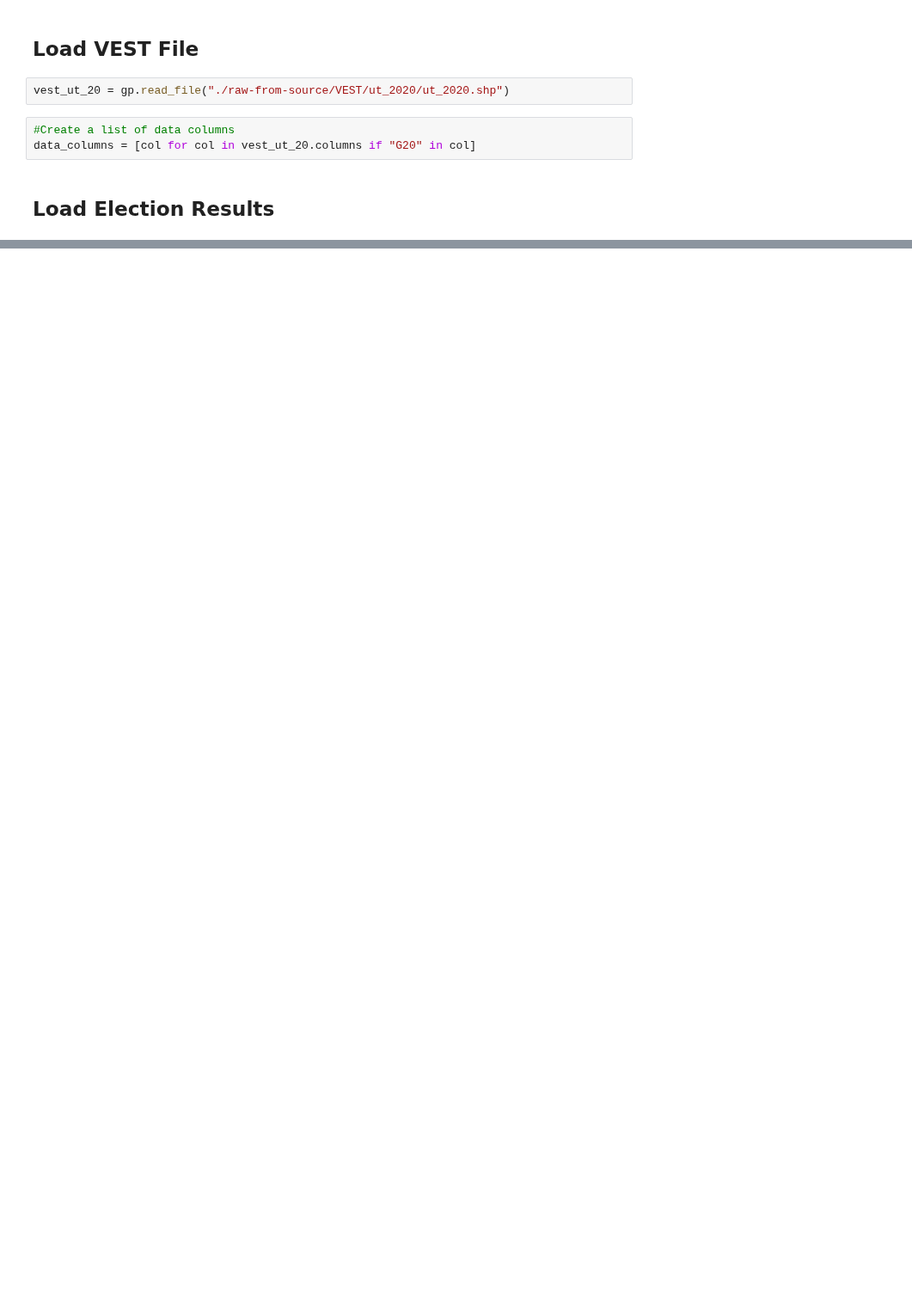
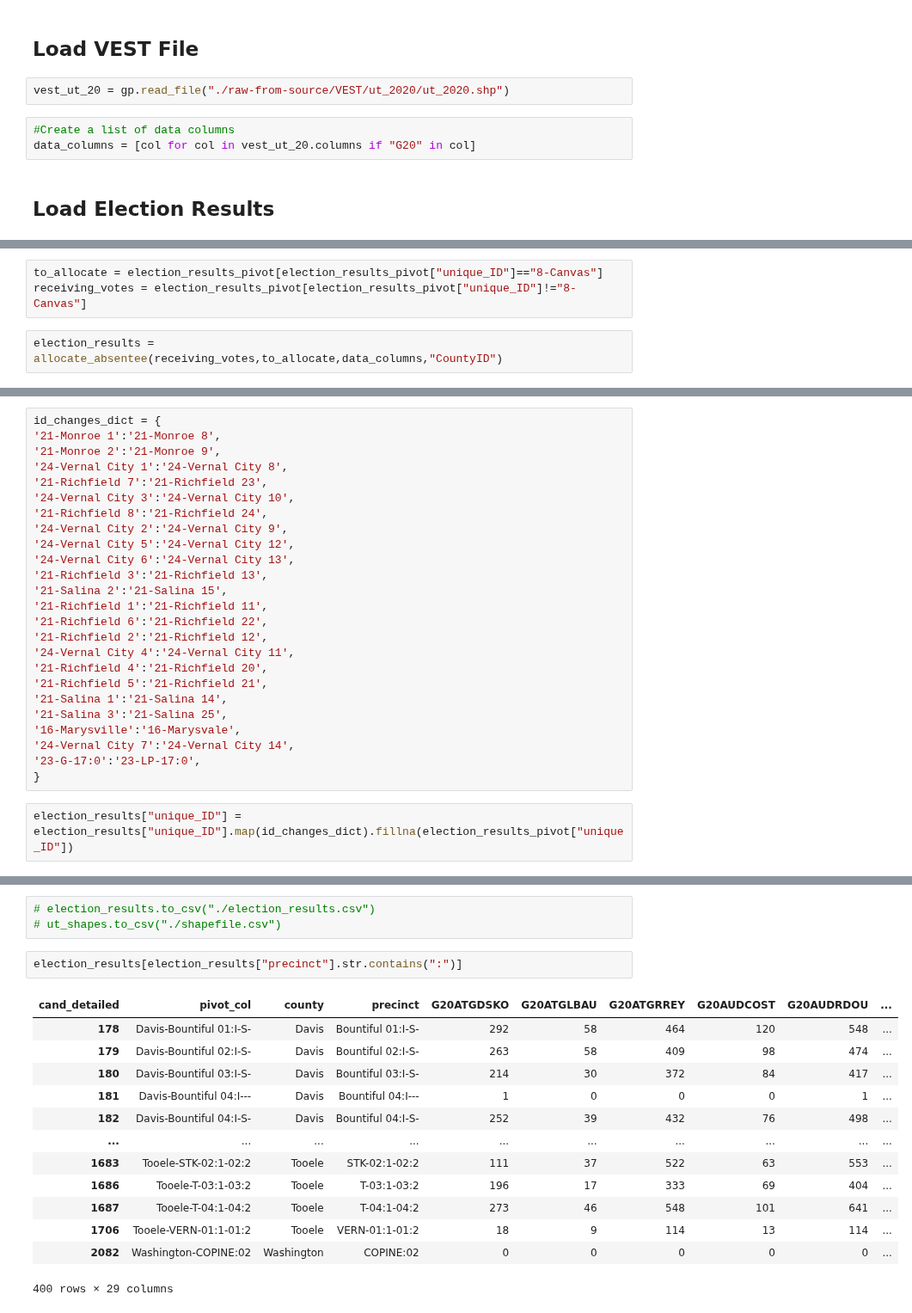
Before and after one commit to nonpartisan-redistricting-datahub/pdv-ut, a Jupyter notebook: vest-ut-2020/vest-ut-2020-validation.ipynb, the cells around one changed output, grey strips where cells are left out. Shown at 86% size. Saved outputs shown, nothing was run; the diff lists cells and outputs as text; blank space fills up the shorter version.

```diff
--- a/vest-ut-2020/vest-ut-2020-validation.ipynb
+++ b/vest-ut-2020/vest-ut-2020-validation.ipynb
@@ -62,0 +678,5 @@ data_columns = [col for col in vest_ut_20.columns if "G20" in col]
+# %%
+to_allocate = election_results_pivot[election_results_pivot["unique_ID"]=="8-Canvas"]
+receiving_votes = election_results_pivot[election_results_pivot["unique_ID"]!="8-Canvas"]
+# %%
+election_results = allocate_absentee(receiving_votes,to_allocate,data_columns,"CountyID")
@@ -62,0 +710,27 @@ data_columns = [col for col in vest_ut_20.columns if "G20" in col]
+# %%
+id_changes_dict = {
+'21-Monroe 1':'21-Monroe 8',
+'21-Monroe 2':'21-Monroe 9',
+'24-Vernal City 1':'24-Vernal City 8',
+'21-Richfield 7':'21-Richfield 23',
+'24-Vernal City 3':'24-Vernal City 10',
+'21-Richfield 8':'21-Richfield 24',
+'24-Vernal City 2':'24-Vernal City 9',
+'24-Vernal City 5':'24-Vernal City 12',
+'24-Vernal City 6':'24-Vernal City 13',
+'21-Richfield 3':'21-Richfield 13',
+'21-Salina 2':'21-Salina 15',
+'21-Richfield 1':'21-Richfield 11',
+'21-Richfield 6':'21-Richfield 22',
+'21-Richfield 2':'21-Richfield 12',
+'24-Vernal City 4':'24-Vernal City 11',
+'21-Richfield 4':'21-Richfield 20',
+'21-Richfield 5':'21-Richfield 21',
+'21-Salina 1':'21-Salina 14',
+'21-Salina 3':'21-Salina 25',
+'16-Marysville':'16-Marysvale',
+'24-Vernal City 7':'24-Vernal City 14',
+'23-G-17:0':'23-LP-17:0',
+}
+# %%
+election_results["unique_ID"] = election_results["unique_ID"].map(id_changes_dict).fillna(election_results_pivot["unique_ID"])
@@ -62,0 +846,19 @@ data_columns = [col for col in vest_ut_20.columns if "G20" in col]
+# %%
+# election_results.to_csv("./election_results.csv")
+# ut_shapes.to_csv("./shapefile.csv")
+# %%
+election_results[election_results["precinct"].str.contains(":")]
+# %% [output]
+| cand_detailed | pivot_col | county | precinct | G20ATGDSKO | G20ATGLBAU | G20ATGRREY | G20AUDCOST | G20AUDRDOU | ... |
+| 178 | Davis-Bountiful 01:I-S- | Davis | Bountiful 01:I-S- | 292 | 58 | 464 | 120 | 548 | ... |
+| 179 | Davis-Bountiful 02:I-S- | Davis | Bountiful 02:I-S- | 263 | 58 | 409 | 98 | 474 | ... |
+| 180 | Davis-Bountiful 03:I-S- | Davis | Bountiful 03:I-S- | 214 | 30 | 372 | 84 | 417 | ... |
+| 181 | Davis-Bountiful 04:I--- | Davis | Bountiful 04:I--- | 1 | 0 | 0 | 0 | 1 | ... |
+| 182 | Davis-Bountiful 04:I-S- | Davis | Bountiful 04:I-S- | 252 | 39 | 432 | 76 | 498 | ... |
+| ... | ... | ... | ... | ... | ... | ... | ... | ... | ... |
+| 1683 | Tooele-STK-02:1-02:2 | Tooele | STK-02:1-02:2 | 111 | 37 | 522 | 63 | 553 | ... |
+| 1686 | Tooele-T-03:1-03:2 | Tooele | T-03:1-03:2 | 196 | 17 | 333 | 69 | 404 | ... |
+| 1687 | Tooele-T-04:1-04:2 | Tooele | T-04:1-04:2 | 273 | 46 | 548 | 101 | 641 | ... |
+| 1706 | Tooele-VERN-01:1-01:2 | Tooele | VERN-01:1-01:2 | 18 | 9 | 114 | 13 | 114 | ... |
+| 2082 | Washington-COPINE:02 | Washington | COPINE:02 | 0 | 0 | 0 | 0 | 0 | ... |
+400 rows × 29 columns
```
Also changed, not shown: parts of 73 cells of this notebook.
